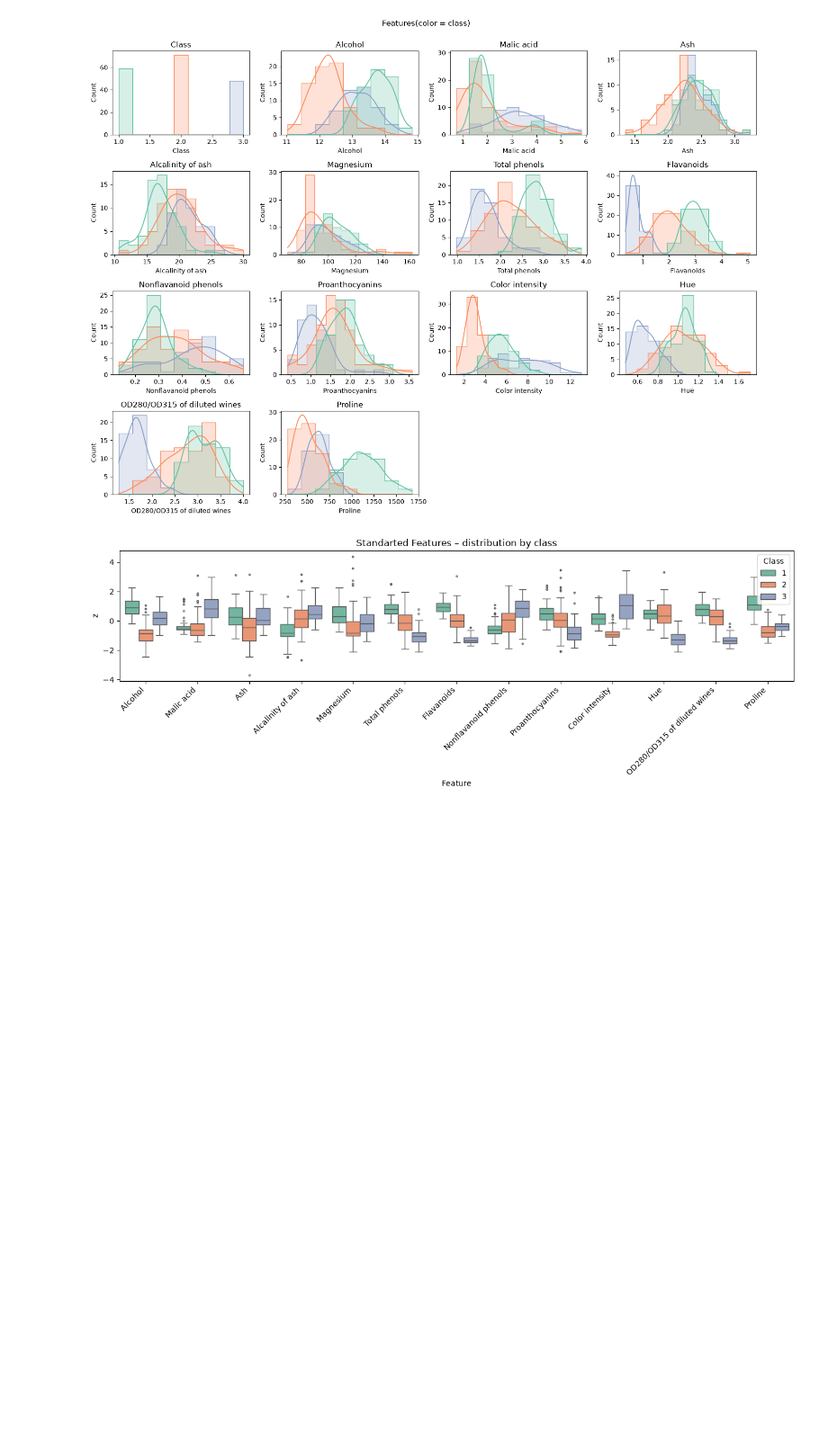
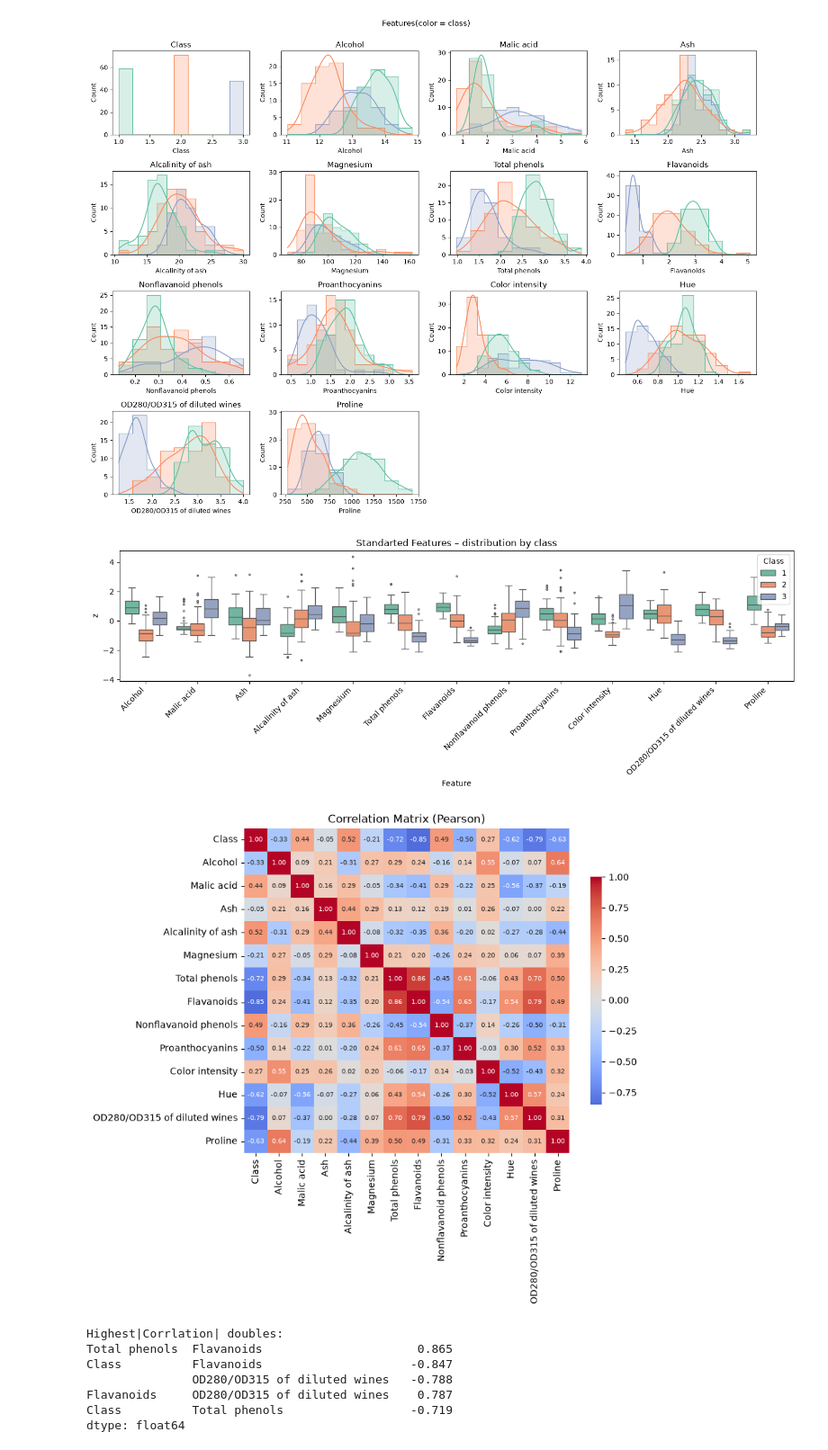
Before and after one commit to AUstundagx/Wine-Quality-Prediction, a Jupyter notebook: notebooks/data_ucı.ipynb, the cells around one changed output. Shown at 90% size. Cells and saved outputs as stored; diff of their text form; code cells hidden in the pictures; blank space fills up the shorter version.

Commit message:
use Pearson Correlation Matrix and visualazing matrix also show Highest Correlation Doubles as first To'Total phenols , Flavanoid' as 0.865

```diff
--- a/notebooks/data_ucı.ipynb
+++ b/notebooks/data_ucı.ipynb
@@ -169,3 +170,22 @@ plt.xticks(rotation=45, ha="right"); plt.title("Standarted Features – distribu
 plt.tight_layout(); plt.show()
 # %% [output]
 [figure]
+# %%
+plt.figure(figsize=(9, 7.5))
+corr = df[columns].corr()
+sns.heatmap(corr, annot=True, fmt=".2f", cmap="coolwarm", center=0, square=True, cbar_kws={"shrink": .7}, annot_kws={"size": 7})
+plt.title("Correlation Matrix (Pearson)")
+plt.tight_layout(); plt.show()
+
+pairs = corr.where(np.triu(np.ones(corr.shape, dtype=bool), k=1)).stack()
+print("Highest|Corrlation| doubles:")
+print(pairs.reindex(pairs.abs().sort_values(ascending=False).index).head(5).round(3))
+# %% [output]
+[figure, added]
+Highest|Corrlation| doubles:
+Total phenols  Flavanoids                      0.865
+Class          Flavanoids                     -0.847
+               OD280/OD315 of diluted wines   -0.788
+Flavanoids     OD280/OD315 of diluted wines    0.787
+Class          Total phenols                  -0.719
+dtype: float64
```
Also changed, not shown: parts of 1 cell of this notebook.
